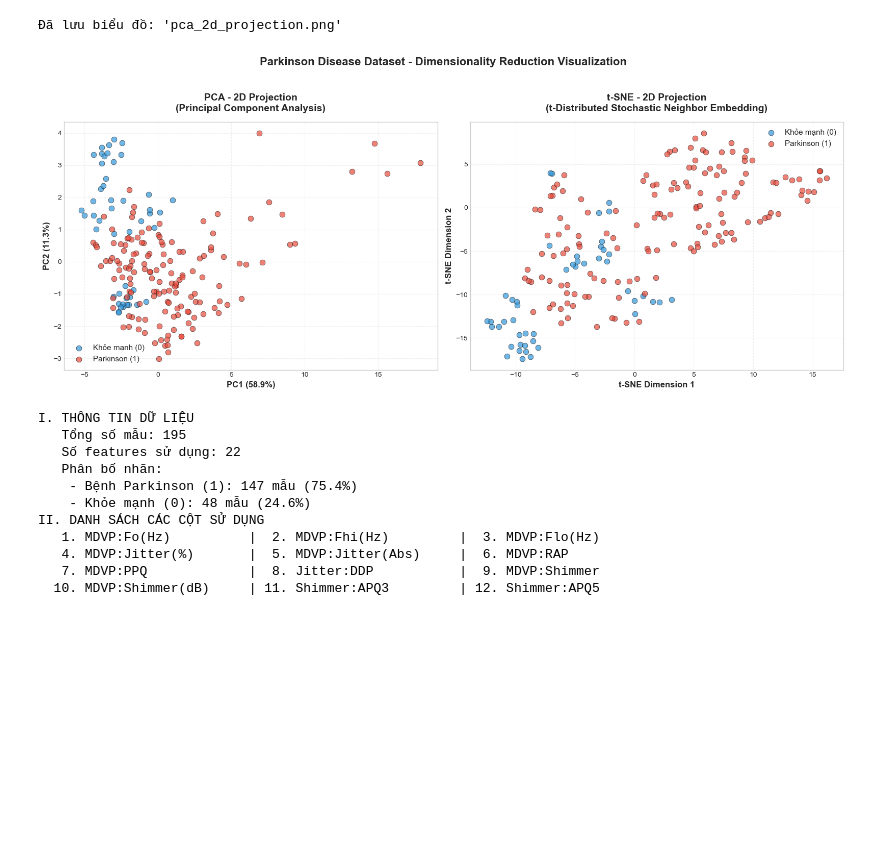
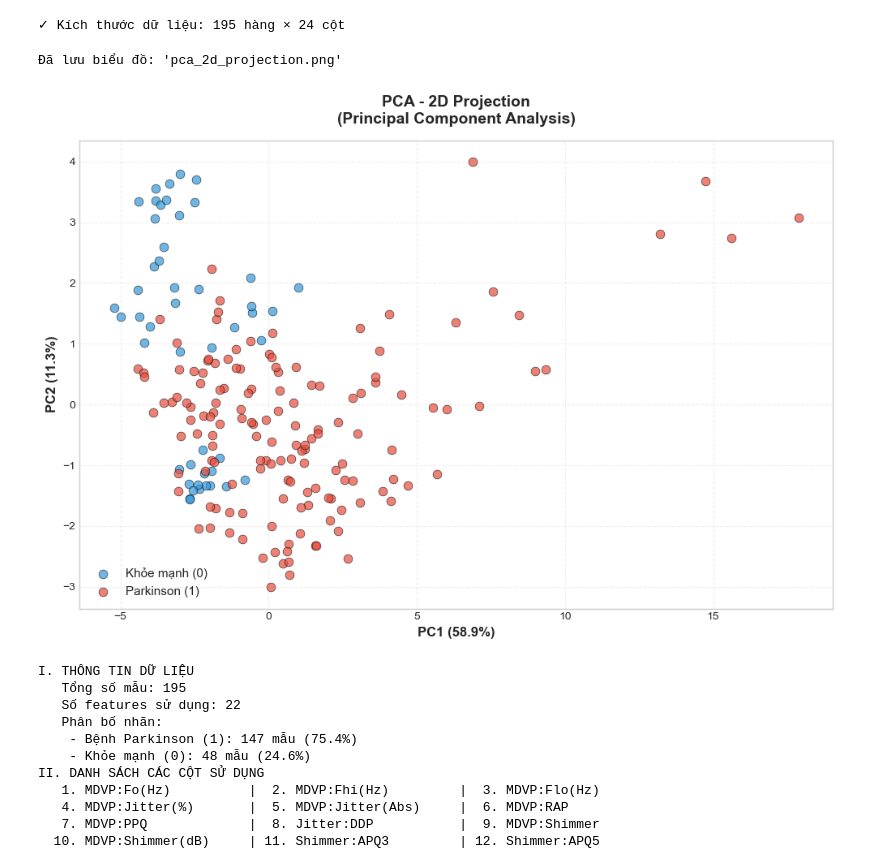
Before and after one commit to BTL-KTDL/Parkinsons, a Jupyter notebook: data_prep_viz.ipynb, the cells around one changed output. Drawn from its saved outputs; the diff is of its cells as text; code cells hidden in the pictures; blank space fills up the shorter version.

```diff
--- a/data_prep_viz.ipynb
+++ b/data_prep_viz.ipynb
@@ -1,4 +1,6 @@
 # %%
+import numpy as np
+import pandas as pd
 import matplotlib.pyplot as plt
 import seaborn as sns
 from sklearn.impute import SimpleImputer
@@ -6,13 +8,14 @@ from sklearn.preprocessing import StandardScaler
 from sklearn.decomposition import PCA
 from sklearn.manifold import TSNE
 import warnings
-warnings.filterwarnings('ignore')
-plt.style.use('seaborn-v0_8-whitegrid')
-RANDOM_STATE = 42
 # %%
 warnings.filterwarnings('ignore')
 plt.style.use('seaborn-v0_8-whitegrid')
 RANDOM_STATE = 42
+df = pd.read_excel('D:\Data\D07-parkinsons.data.xlsx')
+print(f"✓ Kích thước dữ liệu: {df.shape[0]} hàng × {df.shape[1]} cột")
+# %% [output]
+✓ Kích thước dữ liệu: 195 hàng × 24 cột
 # %%
 label_col = "status"
 continuous_cols = df.select_dtypes(include=[np.number]).columns.tolist()
@@ -42,53 +41,35 @@ X_tsne = tsne.fit_transform(X_scaled)
 # %%
-fig = plt.figure(figsize=(16, 7))
-ax1 = plt.subplot(1, 2, 1)
+fig = plt.figure(figsize=(10, 7))
+ax = plt.subplot(1, 1, 1)
 
 if y is not None:
     colors = ['#3498db', '#e74c3c']
     labels_text = ['Khỏe mạnh (0)', 'Parkinson (1)']
     for status, color, label in zip([0, 1], colors, labels_text):
         mask = y == status
-        ax1.scatter(X_pca[mask, 0], X_pca[mask, 1],
+        ax.scatter(X_pca[mask, 0], X_pca[mask, 1],
                    c=color, label=label, s=60, alpha=0.7,
                    edgecolors='black', linewidth=0.5)
-    ax1.legend(loc='best', fontsize=11, framealpha=0.9)
+    ax.legend(loc='best', fontsize=11, framealpha=0.9)
 else:
-    ax1.scatter(X_pca[:, 0], X_pca[:, 1], s=60, alpha=0.7)
+    ax.scatter(X_pca[:, 0], X_pca[:, 1], s=60, alpha=0.7)
 
-ax1.set_xlabel(f'PC1 ({pca.explained_variance_ratio_[0]*100:.1f}%)',
+ax.set_xlabel(f'PC1 ({pca.explained_variance_ratio_[0]*100:.1f}%)',
                fontsize=12, fontweight='bold')
-ax1.set_ylabel(f'PC2 ({pca.explained_variance_ratio_[1]*100:.1f}%)',
+ax.set_ylabel(f'PC2 ({pca.explained_variance_ratio_[1]*100:.1f}%)',
                fontsize=12, fontweight='bold')
-ax1.set_title('PCA - 2D Projection\n(Principal Component Analysis)',
+ax.set_title('PCA - 2D Projection\n(Principal Component Analysis)',
               fontsize=14, fontweight='bold', pad=15)
-ax1.grid(True, alpha=0.3, linestyle='--')
+ax.grid(True, alpha=0.3, linestyle='--')
 
-ax2 = plt.subplot(1, 2, 2)
-if y is not None:
-    for status, color, label in zip([0, 1], colors, labels_text):
-        mask = y == status
-        ax2.scatter(X_tsne[mask, 0], X_tsne[mask, 1],
-                   c=color, label=label, s=60, alpha=0.7,
-                   edgecolors='black', linewidth=0.5)
-    ax2.legend(loc='best', fontsize=11, framealpha=0.9)
-else:
-    ax2.scatter(X_tsne[:, 0], X_tsne[:, 1], s=60, alpha=0.7)
-ax2.set_xlabel('t-SNE Dimension 1', fontsize=12, fontweight='bold')
-ax2.set_ylabel('t-SNE Dimension 2', fontsize=12, fontweight='bold')
-ax2.set_title('t-SNE - 2D Projection\n(t-Distributed Stochastic Neighbor Embedding)',
-              fontsize=14, fontweight='bold', pad=15)
-ax2.grid(True, alpha=0.3, linestyle='--')
-fig.suptitle('Parkinson Disease Dataset - Dimensionality Reduction Visualization',
-             fontsize=16, fontweight='bold', y=0.98)
-plt.tight_layout(rect=[0, 0.03, 1, 0.95])
+plt.tight_layout()
 output_file = 'pca_2d_projection.png'
 plt.savefig(output_file, dpi=300, bbox_inches='tight', facecolor='white')
 print(f"Đã lưu biểu đồ: '{output_file}'")
-
 plt.show()
 # %% [output]
 Đã lưu biểu đồ: 'pca_2d_projection.png'
-[figure, old version]
+[figure, new version]
 # %%
 report = f"""
 I. THÔNG TIN DỮ LIỆU
```
Also changed, not shown: parts of 1 cell of this notebook.
